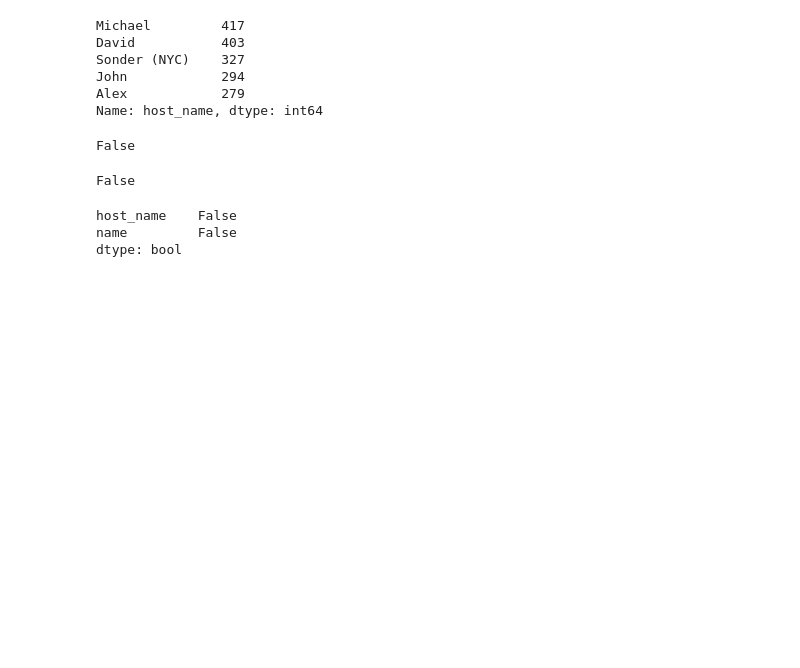
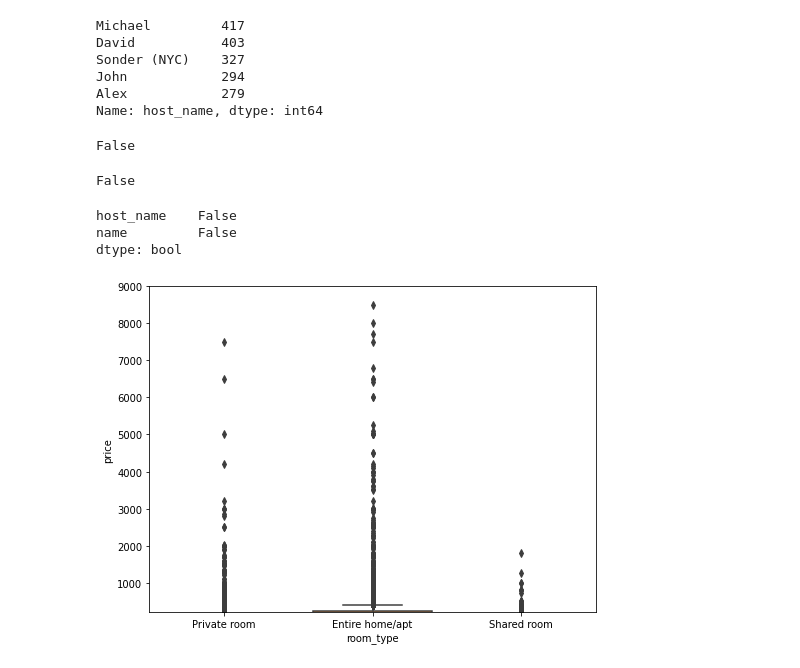
Before and after one commit to maxashoka3/Machine-learning, a Jupyter notebook: EDA.ipynb, the cells around one changed output. Cells and saved outputs as stored; diff of their text form; code cells hidden in the pictures; blank space fills up the shorter version.

```diff
--- a/EDA.ipynb
+++ b/EDA.ipynb
@@ -160,3 +193,5 @@ df[['host_name','name']].isnull().any()
 host_name    False
 name         False
 dtype: bool
+# %%
+df.fillna({'reviews_per_month':0}, inplace=True)
@@ -162,0 +235,8 @@ dtype: bool
+# %%
+import matplotlib.pyplot as plt
+data = pd.concat([df['price'], df['room_type']], axis=1)
+f, ax = plt.subplots(figsize=(8, 6))
+fig = sns.boxplot(x='room_type', y="price", data=data)
+fig.axis(ymin=200, ymax=9000);
+# %% [output]
+[figure, added]
```
Also changed, not shown: parts of 104 cells of this notebook.
